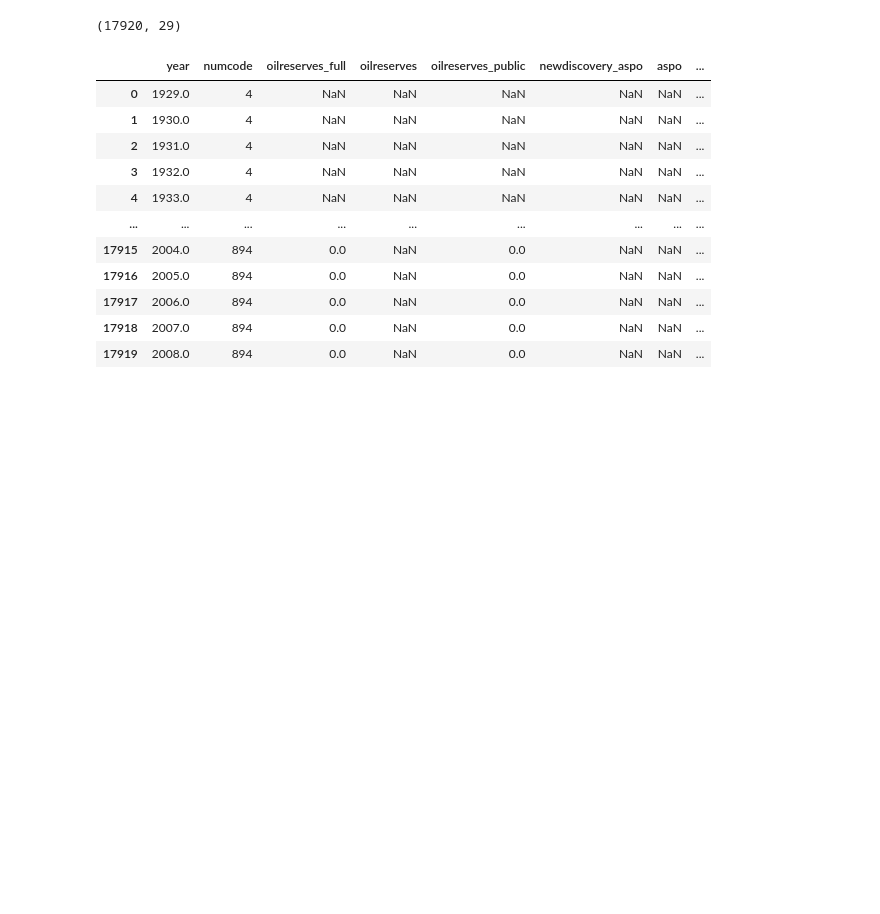
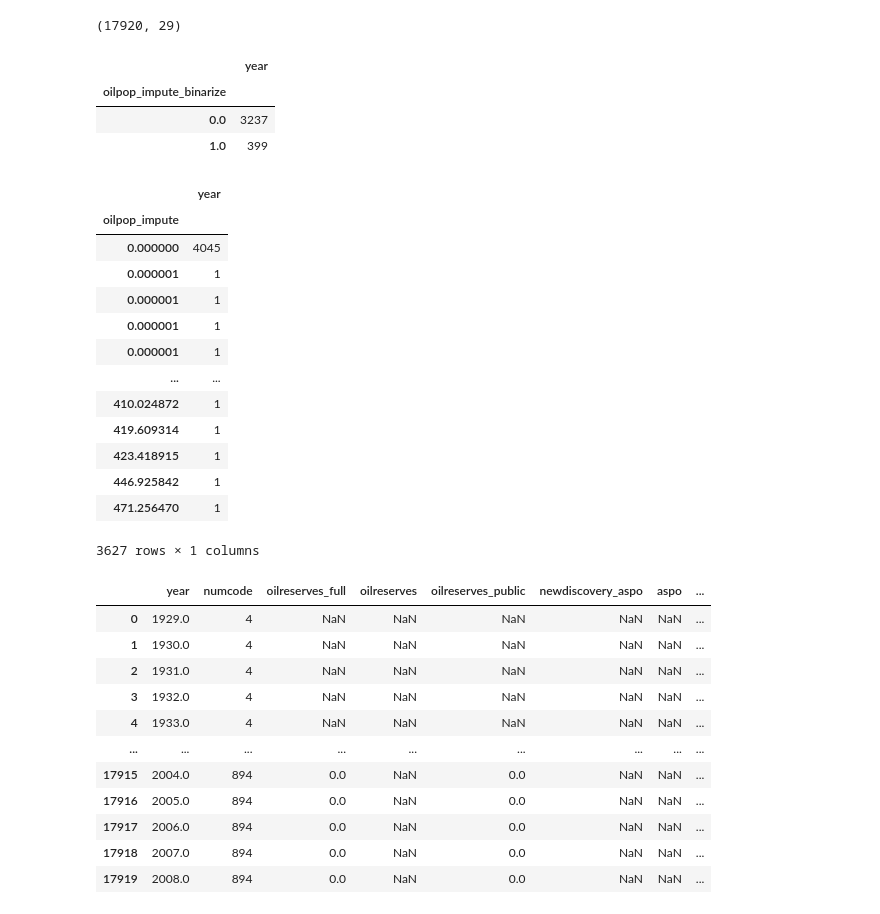
Before and after one commit to wanranzhao/STAT27420-final-code, a Jupyter notebook: Code/data_cleaning.ipynb, the cells around one changed output. Drawn from its saved outputs; the diff is of its cells as text; code cells hidden in the pictures; blank space fills up the shorter version.

Commit message:
df binarize

```diff
--- a/Code/data_cleaning.ipynb
+++ b/Code/data_cleaning.ipynb
@@ -255,6 +255,30 @@ comprehensive_new = pd.concat([comprehensive[untransformed_lst], new_df], axis =
 comprehensive_new.shape
 # %% [output]
 (17920, 29)
+# %%
+comprehensive_new[['oilpop_impute_binarize','year']].groupby('oilpop_impute_binarize').count()
+# %% [output]
+|  | year |
+| oilpop_impute_binarize |  |
+| 0.0 | 3237 |
+| 1.0 | 399 |
+# %%
+comprehensive[['oilpop_impute','year']].groupby('oilpop_impute').count()
+# %% [output]
+|  | year |
+| oilpop_impute |  |
+| 0.000000 | 4045 |
+| 0.000001 | 1 |
+| 0.000001 | 1 |
+| 0.000001 | 1 |
+| 0.000001 | 1 |
+| ... | ... |
+| 410.024872 | 1 |
+| 419.609314 | 1 |
+| 423.418915 | 1 |
+| 446.925842 | 1 |
+| 471.256470 | 1 |
+3627 rows × 1 columns
 # %%
 comprehensive.to_pickle("../Data/data/comprehensive_new.pkl")
 # %%
```
Also changed, not shown: parts of 1 cell of this notebook.
